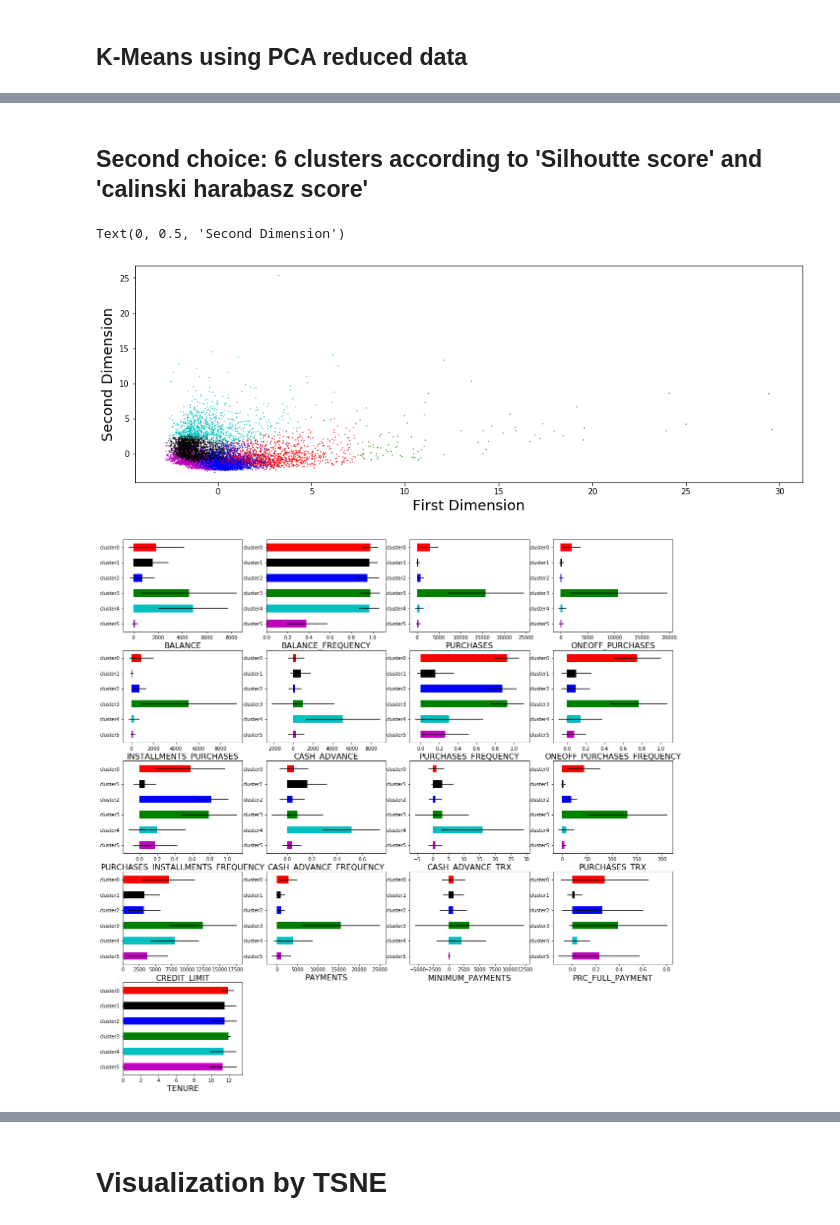
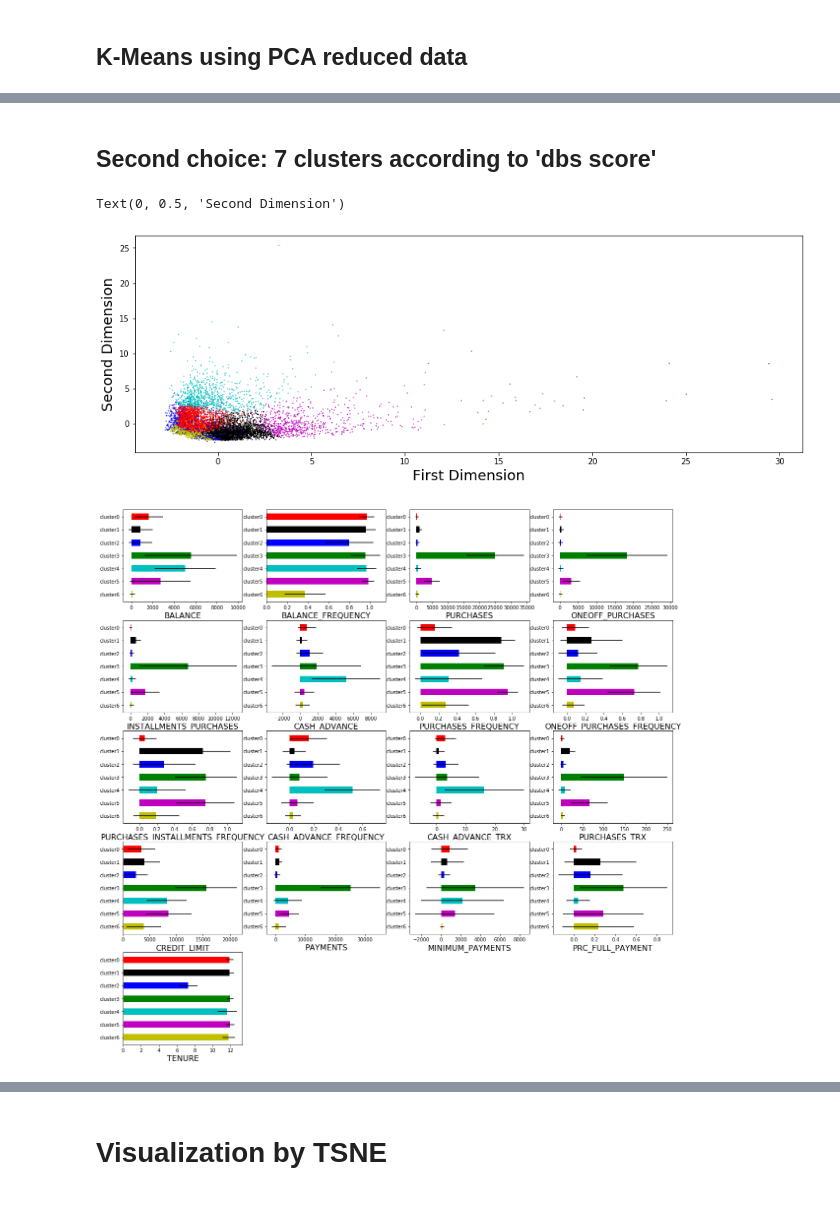
Before and after one commit to Shunling/Insight_HealthDataScience, a Jupyter notebook: DataChallenge2C/DC2C_Shunling_Guo.ipynb, the cells around one changed output, grey strips where cells are left out. Saved outputs shown, nothing was run; the diff lists cells and outputs as text; code cells hidden in the pictures.

```diff
--- a/DataChallenge2C/DC2C_Shunling_Guo.ipynb
+++ b/DataChallenge2C/DC2C_Shunling_Guo.ipynb
@@ -506,10 +503,10 @@ fig = plt.figure(figsize=(20,5))
 for i, col in enumerate(dif_cols):
     ax = fig.add_subplot(1,len(dif_cols)+1,i+1)
     ax.barh(y_pos, height=barwidth, color=c,\
-            width=[cluster[j][col].mean() for j in range(0,4)],
-           xerr = [cluster[j][col].std() for j in range(0,4)])
+            width=[cluster[j][col].mean() for j in range(0,3)],
+           xerr = [cluster[j][col].std() for j in range(0,3)])
     ax.set_yticks(y_pos)
-    ax.set_yticklabels(('cluster0','cluster1','cluster2','cluster3'))
+    ax.set_yticklabels(('cluster0','cluster1','cluster2'))
     ax.invert_yaxis()
     ax.set_xlabel(col,fontsize=16)
 # %% [output]
@@ -524,12 +513,0 @@ c[3] = '101010' # code = [1,0]
-# %%
-# the distinctive three features to distinguish the four clusters:
-idx = []
-for i in range(len(c0)-1):
-    for j in range(i+1,len(c0)):
-        idx.append([i,j])
-
-for n in idx:
-    comb = [c[i][n[0]]+c[i][n[1]] for i in range(4)]
-    if len(set(comb)) == len(comb):
-        print(n)
-        print(comb)
@@ -573,35 +536,35 @@ For cluster2 users, we could either increase credit limit or offer new card opti
 # %% [markdown]
-## Second choice: 6 clusters according to 'Silhoutte score' and 'calinski harabasz score'
+## Second choice: 7 clusters according to 'dbs score'
 # %%
-kmean6 = KMeans(n_clusters=6, random_state=0).fit(df10)
-df['USER_TYPE_6'] = kmean6.labels_
-colors = {0:'r', 1:'k',2:'b',3:'g',4:'c',5:'m'}
-df['color6'] = df['USER_TYPE_6'].map(colors)
+kmean7 = KMeans(n_clusters=7, random_state=0).fit(df10)
+df['USER_TYPE_7'] = kmean7.labels_
+colors = {0:'r', 1:'k',2:'b',3:'g',4:'c',5:'m',6:'y'}
+df['color7'] = df['USER_TYPE_7'].map(colors)
 # %%
 fig = plt.figure(figsize=(15,5))
-plt.scatter(df10[0], df10[1],c=df['color6'],s=0.2)
+plt.scatter(df10[0], df10[1],c=df['color7'],s=0.2)
 plt.xlabel('First Dimension',fontsize=18)
 plt.ylabel('Second Dimension',fontsize=18)
 # %% [output]
 Text(0, 0.5, 'Second Dimension')
-[figure, old version]
+[figure, new version]
 # %%
 df.to_csv('labeled_df.csv')
 # %%
-cluster6 = [df.loc[df['USER_TYPE_6'] == i] for i in range(0,6)]
+cluster7 = [df.loc[df['USER_TYPE_7'] == i] for i in range(0,7)]
 # %%
 fig = plt.figure(figsize=(20,20))
 barwidth = 0.5
-y_pos = np.arange(0,6)
-c = ['r','k','b','g','c','m']
+y_pos = np.arange(0,7)
+colors = ['r','k','b','g','c','m','y']
 for i, col in enumerate(columns):
     ax = fig.add_subplot(5,4,i+1)
-    ax.barh(y_pos, height=barwidth, color=c,\
-            width=[cluster6[j][col].mean() for j in range(0,6)],
-           xerr = [cluster6[j][col].std() for j in range(0,6)])
+    ax.barh(y_pos, height=barwidth, color=colors,\
+            width=[cluster7[j][col].mean() for j in range(0,7)],
+           xerr = [cluster7[j][col].std() for j in range(0,7)])
     ax.set_yticks(y_pos)
-    ax.set_yticklabels(['cluster' + str(i) for i in range(0,6)])
+    ax.set_yticklabels(['cluster' + str(i) for i in range(0,7)])
     ax.invert_yaxis()
     ax.set_xlabel(col,fontsize=16)
 # %% [output]
-[figure, old version]
+[figure, new version]
```
Also changed, not shown: parts of 39 cells of this notebook.
